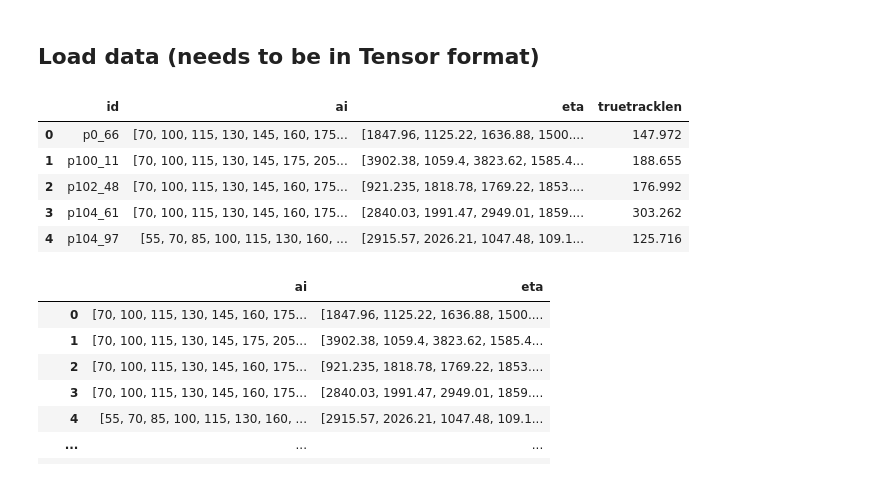
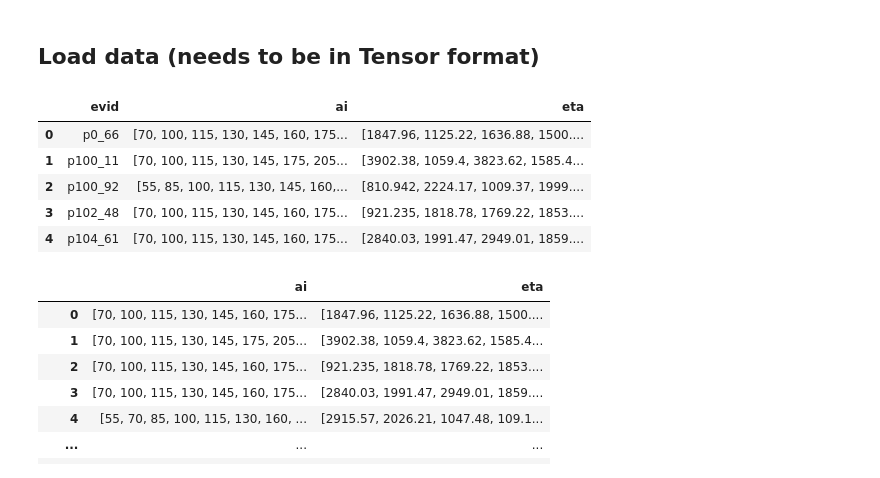
Before and after one commit to jujuhub/annie, a Jupyter notebook: analysis/Muon_vertex/Fit_data.ipynb, the cells around one changed output. Saved outputs shown, nothing was run; the diff lists cells and outputs as text; code cells hidden in the pictures.

Commit message:
Updated RNN model and data fitting notebook

```diff
--- a/analysis/Muon_vertex/Fit_data.ipynb
+++ b/analysis/Muon_vertex/Fit_data.ipynb
@@ -59,15 +59,18 @@ ManyToOneRNN(
 ## Load data (needs to be in Tensor format)
 # %%
 # h5 format
-data = pd.read_hdf('/Users/juhe/annie/analysis/Muon_vertex/data.h5', 'df')
+# data = pd.read_hdf('/Users/juhe/annie/analysis/Muon_vertex/data.h5', 'df')
+
+data = pd.read_csv('/Users/juhe/annie/analysis/ev_ai_eta_wcsim_0-999.txt', header=None, names=['evid','ai','eta'])
+data = data.groupby('evid').agg(list).reset_index()
 data.head(5)
 # %% [output]
-|  | id | ai | eta | truetracklen |
-| 0 | p0_66 | [70, 100, 115, 130, 145, 160, 175... | [1847.96, 1125.22, 1636.88, 1500.... | 147.972 |
-| 1 | p100_11 | [70, 100, 115, 130, 145, 175, 205... | [3902.38, 1059.4, 3823.62, 1585.4... | 188.655 |
-| 2 | p102_48 | [70, 100, 115, 130, 145, 160, 175... | [921.235, 1818.78, 1769.22, 1853.... | 176.992 |
-| 3 | p104_61 | [70, 100, 115, 130, 145, 160, 175... | [2840.03, 1991.47, 2949.01, 1859.... | 303.262 |
-| 4 | p104_97 | [55, 70, 85, 100, 115, 130, 160, ... | [2915.57, 2026.21, 1047.48, 109.1... | 125.716 |
+|  | evid | ai | eta |
+| 0 | p0_66 | [70, 100, 115, 130, 145, 160, 175... | [1847.96, 1125.22, 1636.88, 1500.... |
+| 1 | p100_11 | [70, 100, 115, 130, 145, 175, 205... | [3902.38, 1059.4, 3823.62, 1585.4... |
+| 2 | p100_92 | [55, 85, 100, 115, 130, 145, 160,... | [810.942, 2224.17, 1009.37, 1999.... |
+| 3 | p102_48 | [70, 100, 115, 130, 145, 160, 175... | [921.235, 1818.78, 1769.22, 1853.... |
+| 4 | p104_61 | [70, 100, 115, 130, 145, 160, 175... | [2840.03, 1991.47, 2949.01, 1859.... |
 # %%
 #data.iloc[2,1:-1]   # the first number selects just the 2nd row; the second number selects the columns
 data.iloc[:,1:]   # prints all rows
```
Also changed, not shown: parts of 3 cells of this notebook, 2 other files.
